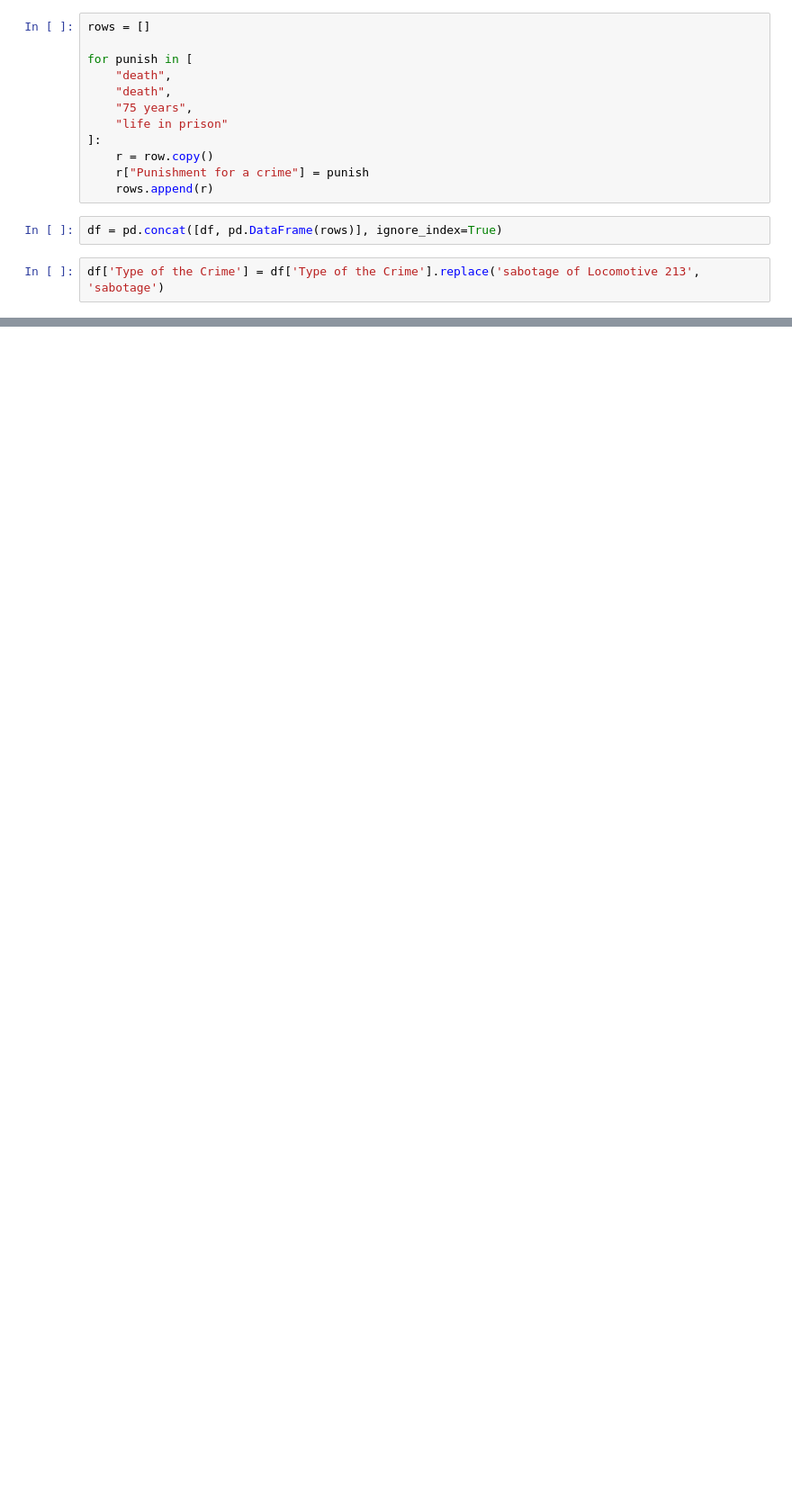
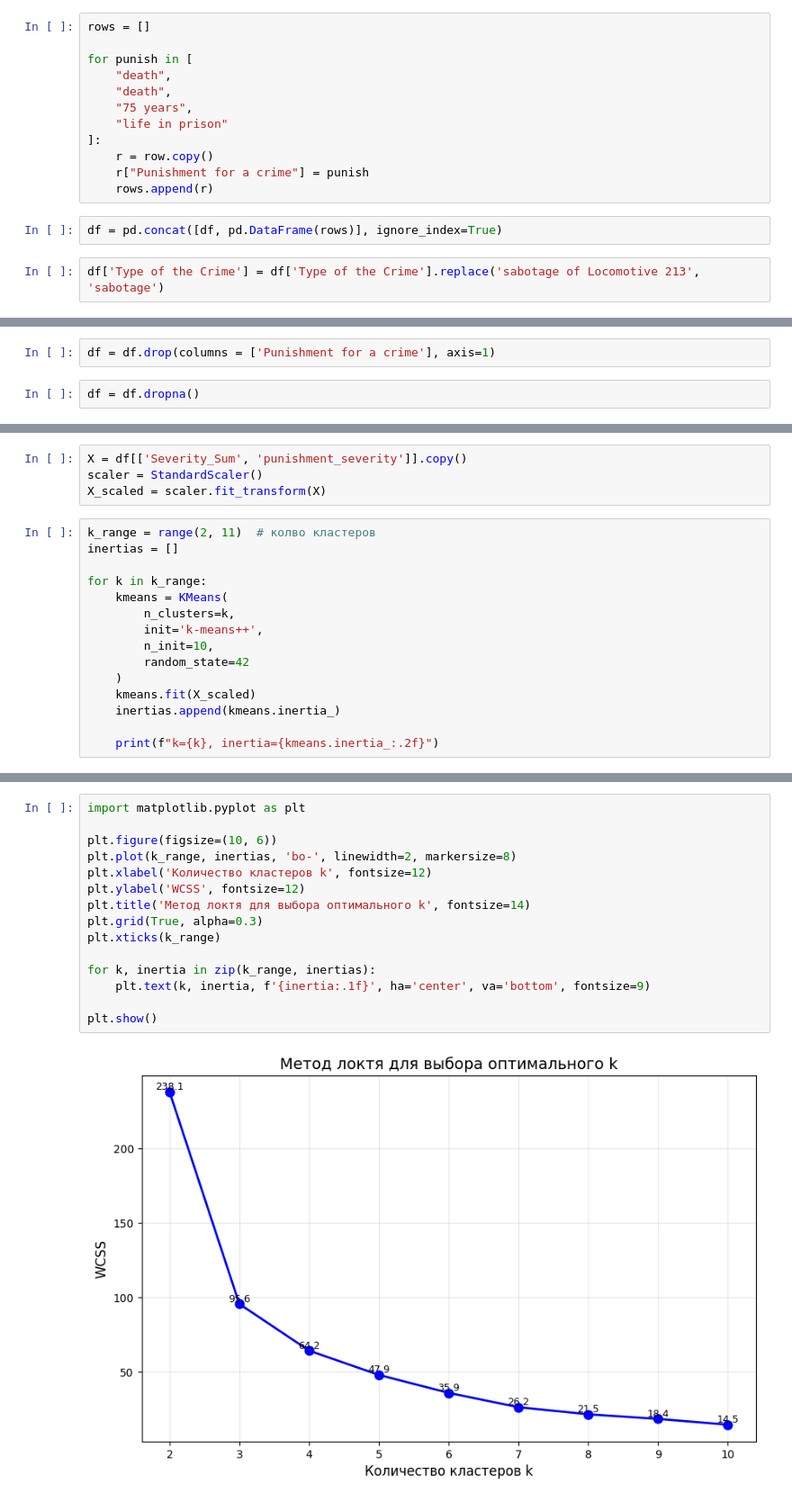
Before and after one commit to topi768/FEFU, a Jupyter notebook: ML/4/1.ipynb, the cells around one changed output, grey strips where cells are left out. Shown at 90% size. Saved outputs shown, nothing was run; the diff lists cells and outputs as text; blank space fills up the shorter version.

```diff
--- a/ML/4/1.ipynb
+++ b/ML/4/1.ipynb
@@ -216,0 +304,4 @@ df[df.isna().any(axis=1)]
+# %%
+df = df.drop(columns = ['Punishment for a crime'], axis=1)
+# %%
+df = df.dropna()
@@ -216,0 +310,19 @@ df[df.isna().any(axis=1)]
+# %%
+X = df[['Severity_Sum', 'punishment_severity']].copy()
+scaler = StandardScaler()
+X_scaled = scaler.fit_transform(X)
+# %%
+k_range = range(2, 11)  # колво кластеров
+inertias = []
+
+for k in k_range:
+    kmeans = KMeans(
+        n_clusters=k,
+        init='k-means++',
+        n_init=10,
+        random_state=42
+    )
+    kmeans.fit(X_scaled)
+    inertias.append(kmeans.inertia_)
+
+    print(f"k={k}, inertia={kmeans.inertia_:.2f}")
@@ -216,0 +339,17 @@ df[df.isna().any(axis=1)]
+# %%
+import matplotlib.pyplot as plt
+
+plt.figure(figsize=(10, 6))
+plt.plot(k_range, inertias, 'bo-', linewidth=2, markersize=8)
+plt.xlabel('Количество кластеров k', fontsize=12)
+plt.ylabel('WCSS', fontsize=12)
+plt.title('Метод локтя для выбора оптимального k', fontsize=14)
+plt.grid(True, alpha=0.3)
+plt.xticks(k_range)
+
+for k, inertia in zip(k_range, inertias):
+    plt.text(k, inertia, f'{inertia:.1f}', ha='center', va='bottom', fontsize=9)
+
+plt.show()
+# %% [output]
+[figure, added]
```
Also changed, not shown: parts of 37 cells of this notebook, 2 other files.
